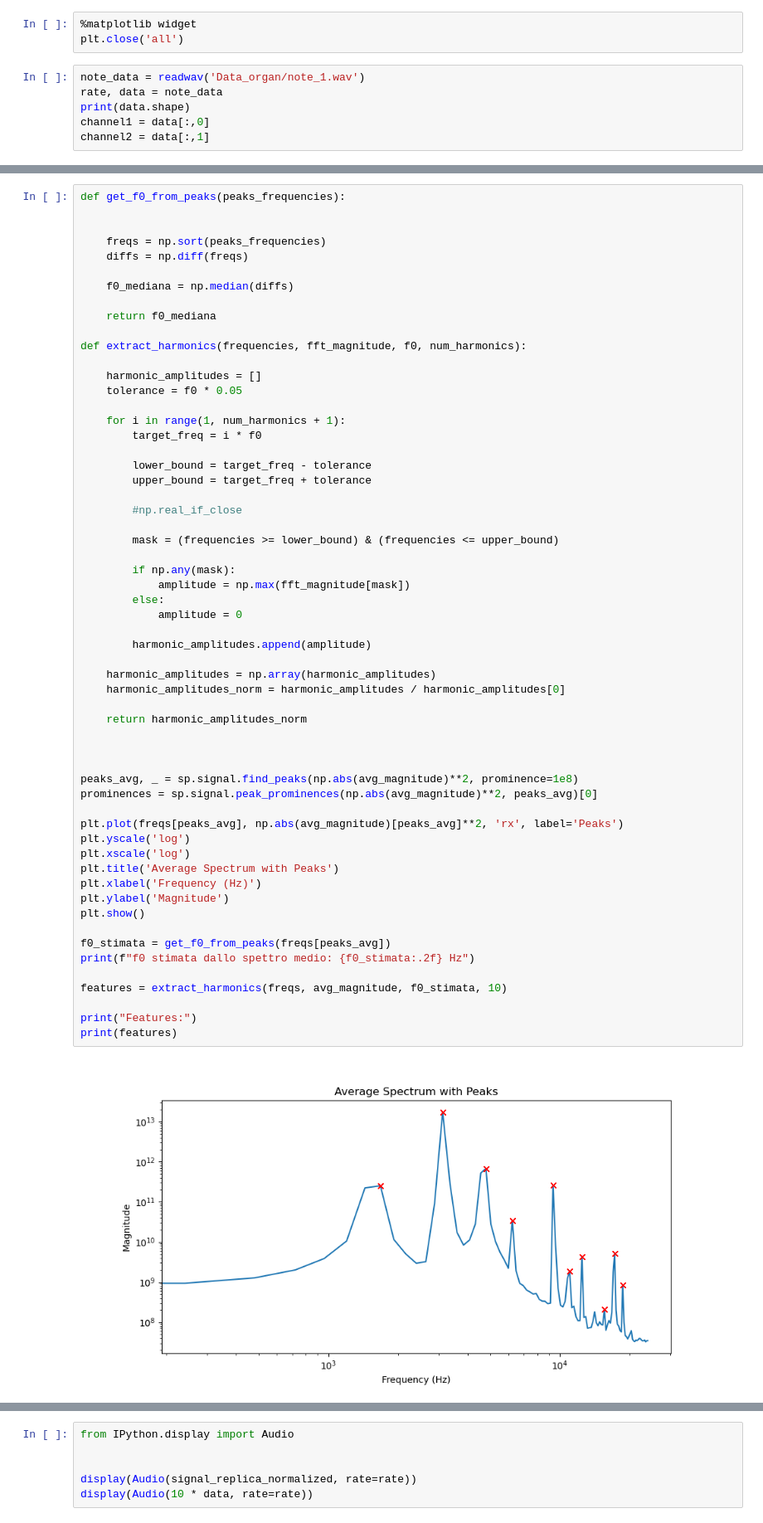
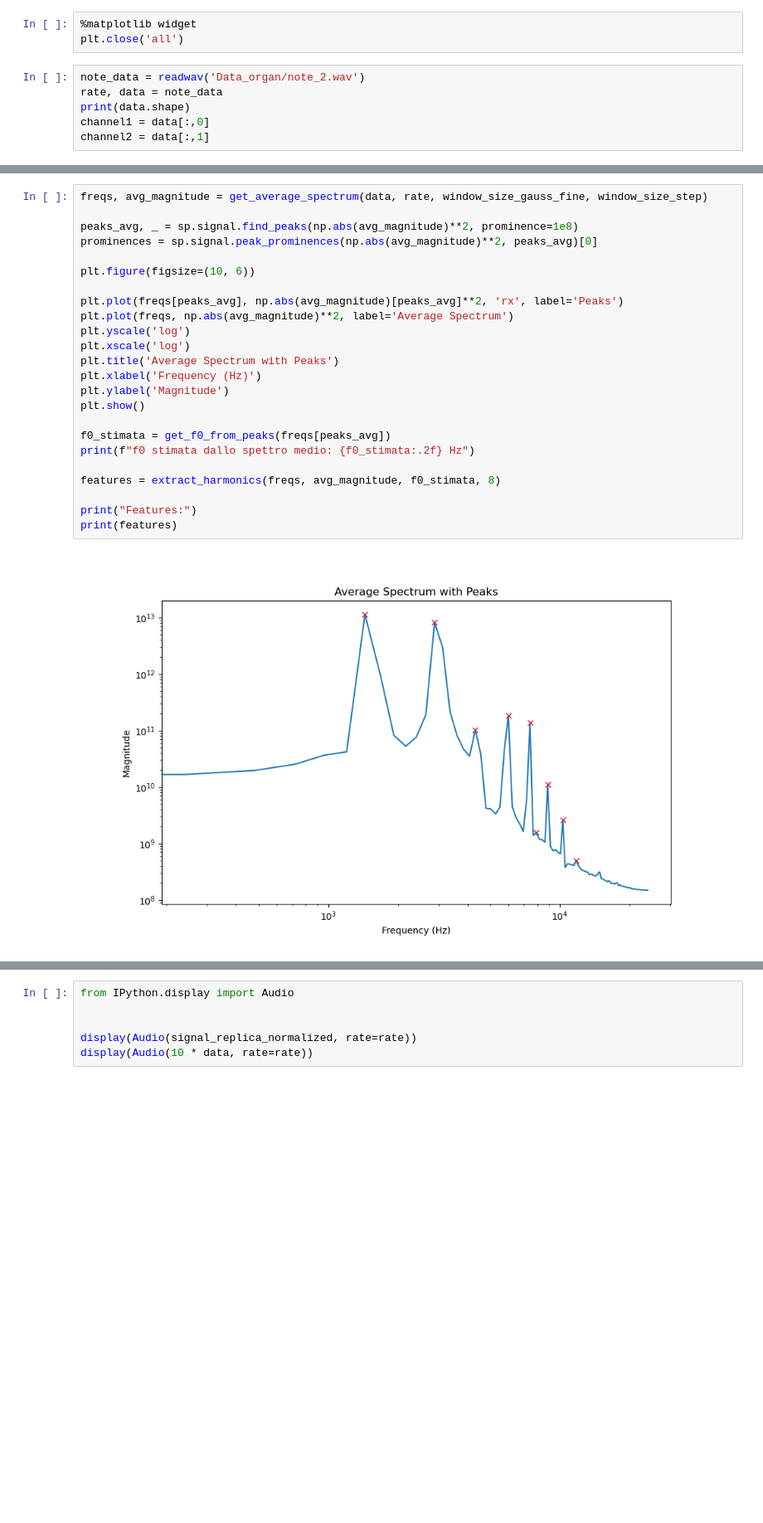
Before and after one commit to Lvetto/lmd_organo, a Jupyter notebook: Organ.ipynb, the cells around one changed output, grey strips where cells are left out. Shown at 83% size. Drawn from its saved outputs; the diff is of its cells as text; blank space fills up the shorter version.

```diff
--- a/Organ.ipynb
+++ b/Organ.ipynb
@@ -7,7 +8,7 @@ import scipy as sp
 %matplotlib widget
 plt.close('all')
 # %%
-note_data = readwav('Data_organ/note_1.wav')
+note_data = readwav('Data_organ/note_2.wav')
 rate, data = note_data
 print(data.shape)
 channel1 = data[:,0]
@@ -205,60 +179,26 @@ freqs, avg_magnitude = get_average_spectrum(data, rate, window_size_gauss_fine,
 # %%
-def get_f0_from_peaks(peaks_frequencies):
-
-
-    freqs = np.sort(peaks_frequencies)
-    diffs = np.diff(freqs)
-
-    f0_mediana = np.median(diffs)
-
-    return f0_mediana
-
-def extract_harmonics(frequencies, fft_magnitude, f0, num_harmonics):
-
-    harmonic_amplitudes = []
-    tolerance = f0 * 0.05
-
-    for i in range(1, num_harmonics + 1):
-        target_freq = i * f0
-
-        lower_bound = target_freq - tolerance
-        upper_bound = target_freq + tolerance
-
-        #np.real_if_close
-
-        mask = (frequencies >= lower_bound) & (frequencies <= upper_bound)
-
-        if np.any(mask):
-            amplitude = np.max(fft_magnitude[mask])
-        else:
-            amplitude = 0
-
-        harmonic_amplitudes.append(amplitude)
-
-    harmonic_amplitudes = np.array(harmonic_amplitudes)
-    harmonic_amplitudes_norm = harmonic_amplitudes / harmonic_amplitudes[0]
-
-    return harmonic_amplitudes_norm
-
-
+freqs, avg_magnitude = get_average_spectrum(data, rate, window_size_gauss_fine, window_size_step)
 
 peaks_avg, _ = sp.signal.find_peaks(np.abs(avg_magnitude)**2, prominence=1e8)
 prominences = sp.signal.peak_prominences(np.abs(avg_magnitude)**2, peaks_avg)[0]
 
+plt.figure(figsize=(10, 6))
+
 plt.plot(freqs[peaks_avg], np.abs(avg_magnitude)[peaks_avg]**2, 'rx', label='Peaks')
+plt.plot(freqs, np.abs(avg_magnitude)**2, label='Average Spectrum')
 plt.yscale('log')
 plt.xscale('log')
 plt.title('Average Spectrum with Peaks')
 plt.xlabel('Frequency (Hz)')
 plt.ylabel('Magnitude')
 plt.show()
 
 f0_stimata = get_f0_from_peaks(freqs[peaks_avg])
 print(f"f0 stimata dallo spettro medio: {f0_stimata:.2f} Hz")
 
-features = extract_harmonics(freqs, avg_magnitude, f0_stimata, 10)
+features = extract_harmonics(freqs, avg_magnitude, f0_stimata, 8)
 
 print("Features:")
 print(features)
 # %% [output]
-[figure, old version]
+[figure, new version]
```
Also changed, not shown: parts of 7 cells of this notebook, 1 other file.
